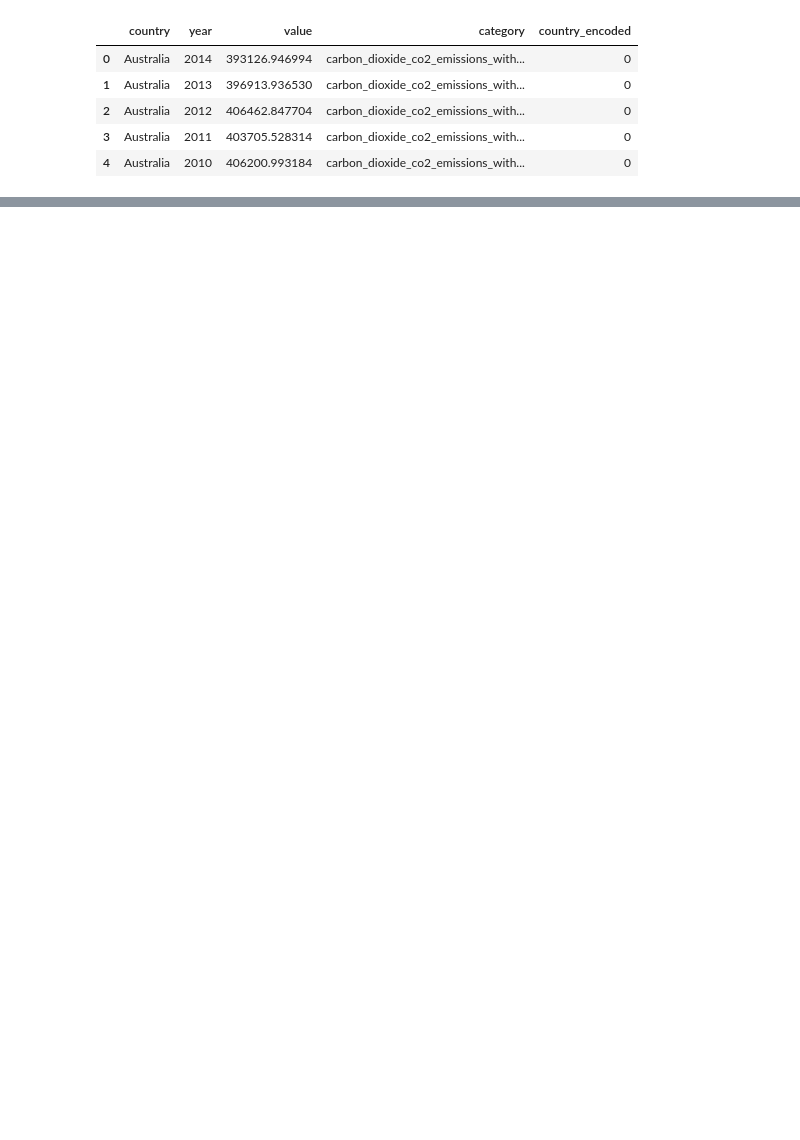
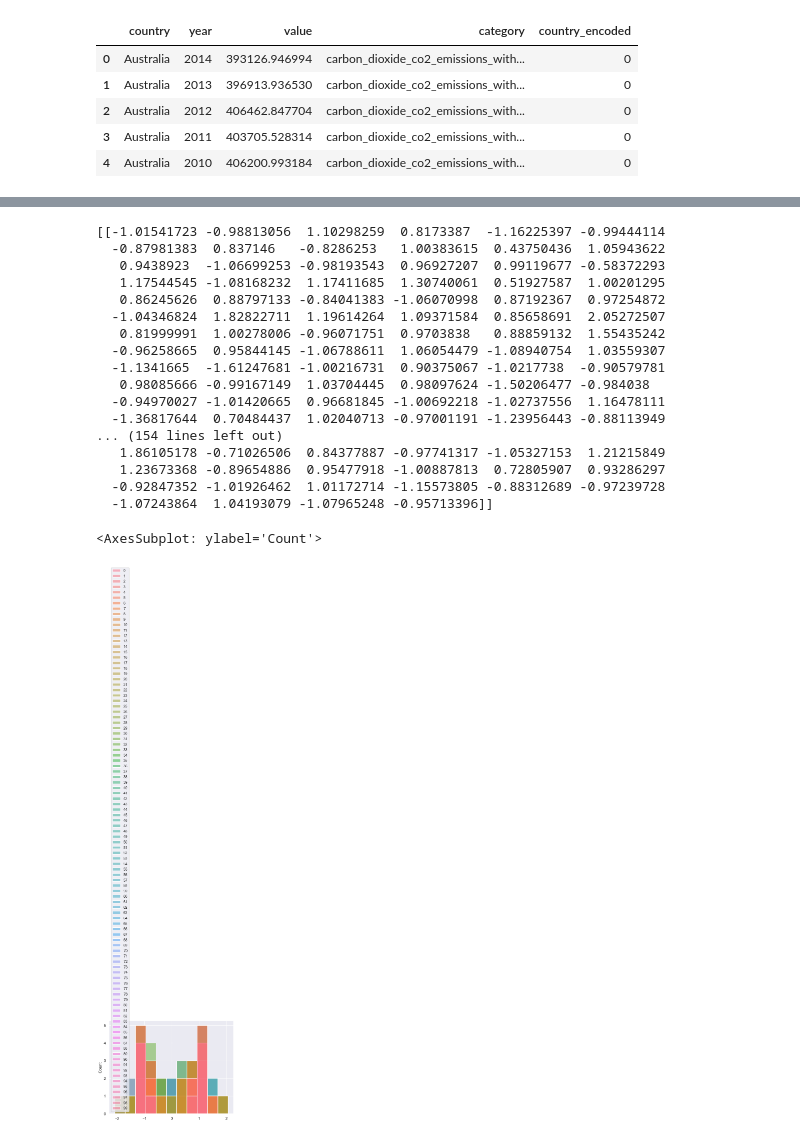
Before and after one commit to Thomas-Nguyen12/Weather_website, a Jupyter notebook: temperature.ipynb, the cells around one changed output, grey strips where cells are left out. Drawn from its saved outputs; the diff is of its cells as text; code cells hidden in the pictures; blank space fills up the shorter version.

```diff
--- a/temperature.ipynb
+++ b/temperature.ipynb
@@ -76,0 +103,13 @@ plt.scatter(df.year, df.value)
+# %%
+import random as rd
+genes = ["gene" + str(i) for i in range(1,101)]
+
+wt = ["wt" + str(i) for i in range(1,6)]
+ko = ["ko" + str(i) for i in  range(1,6)]
+
+data = pd.DataFrame(columns=[*wt, *ko], index=genes)
+
+for gene in data.index:
+    data.loc[gene, "wt1": "wt5"] = np.random.poisson(lam=rd.randrange(10, 1000), size=5)
+    data.loc[gene, "ko1": "ko5"] = np.random.poisson(lam=rd.randrange(10,1000), size=5)
+data
@@ -76,0 +143,28 @@ plt.scatter(df.year, df.value)
+# %%
+std = StandardScaler()
+# %%
+scaled_data = std.fit_transform(data.T)
+# %%
+print (scaled_data)
+
+sns.histplot(scaled_data)
+# %% [output]
+[[-1.01541723 -0.98813056  1.10298259  0.8173387  -1.16225397 -0.99444114
+  -0.87981383  0.837146   -0.8286253   1.00383615  0.43750436  1.05943622
+   0.9438923  -1.06699253 -0.98193543  0.96927207  0.99119677 -0.58372293
+   1.17544545 -1.08168232  1.17411685  1.30740061  0.51927587  1.00201295
+   0.86245626  0.88797133 -0.84041383 -1.06070998  0.87192367  0.97254872
+  -1.04346824  1.82822711  1.19614264  1.09371584  0.85658691  2.05272507
+   0.81999991  1.00278006 -0.96071751  0.9703838   0.88859132  1.55435242
+  -0.96258665  0.95844145 -1.06788611  1.06054479 -1.08940754  1.03559307
+  -1.1341665  -1.61247681 -1.00216731  0.90375067 -1.0217738  -0.90579781
+   0.98085666 -0.99167149  1.03704445  0.98097624 -1.50206477 -0.984038
+  -0.94970027 -1.01420665  0.96681845 -1.00692218 -1.02737556  1.16478111
+  -1.36817644  0.70484437  1.02040713 -0.97001191 -1.23956443 -0.88113949
+... (154 lines left out)
+   1.86105178 -0.71026506  0.84377887 -0.97741317 -1.05327153  1.21215849
+   1.23673368 -0.89654886  0.95477918 -1.00887813  0.72805907  0.93286297
+  -0.92847352 -1.01926462  1.01172714 -1.15573805 -0.88312689 -0.97239728
+  -1.07243864  1.04193079 -1.07965248 -0.95713396]]
+<AxesSubplot: ylabel='Count'>
+[figure, added]
```
Also changed, not shown: parts of 27 cells of this notebook.
